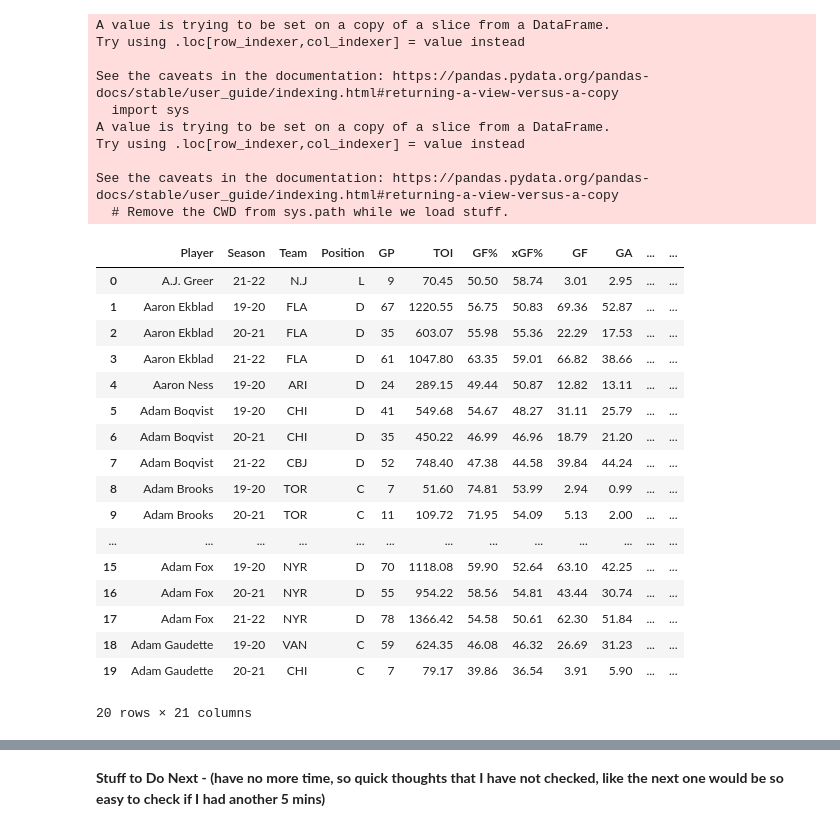
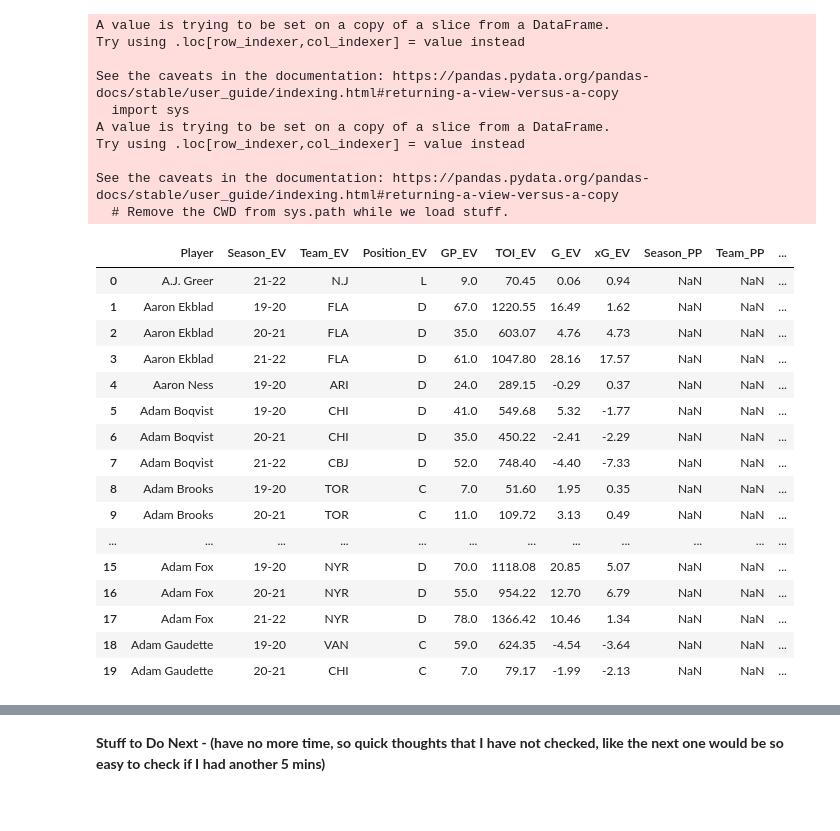
Before and after one commit to danmartin25/Hockey_Model, a Jupyter notebook: Hockey_Model_Mark_I.ipynb, the cells around one changed output, grey strips where cells are left out. Saved outputs shown, nothing was run; the diff lists cells and outputs as text; code cells hidden in the pictures.

```diff
--- a/Hockey_Model_Mark_I.ipynb
+++ b/Hockey_Model_Mark_I.ipynb
@@ -33,6 +33,12 @@ skater_EV_totals = skater_EV_totals_raw.loc[:,['Player','Season','Team','Positio
 skater_EV_totals['G+/-'] = skater_EV_totals['GF'] - skater_EV_totals['GA']
 skater_EV_totals['xG+/-'] = skater_EV_totals['xGF'] - skater_EV_totals['xGA']
 #skater_EV_totals
+# %%
+skater_EV_totals = skater_EV_totals.drop(columns = ['GF%','xGF%','GF','GA','xGF','xGA'])
+#skater_EV_totals
+# %%
+skater_EV_totals = skater_EV_totals.rename(columns = {'Season':'Season_EV','Team':'Team_EV','Position':'Position_EV','GP':'GP_EV','TOI':'TOI_EV','G+/-':'G_EV','xG+/-':'xG_EV'})
+#skater_EV_totals
 # %%
 #Import PP On-Ice Rates Data
 skater_PP_totals_raw = pd.read_csv('https://raw.githubusercontent.com/danmartin25/Hockey_Model/main/PP%20On-Ice%20Totals.csv')
@@ -203,27 +167,26 @@ See the caveats in the documentation: https://pandas.pydata.org/pandas-docs/stab
 # %%
 #Here's where problem is occuring when we combine the tables we're ending up with for example ekblad stats being repeated numerous times
 #combined_player_df = pd.merge(skater_EV_totals, skater_PP_totals, how="left", on=["Player", "Player"])
 #combined_player_df = skater_EV_totals.merge(skater_PP_totals, on = 'Player', how = 'left')
 #combined_player_df.head(20)
 
-combined_player_df = pd.concat([skater_EV_totals,skater_PP_totals], axis='columns')
+combined_player_df = pd.concat([skater_EV_totals,skater_PP_totals], axis='columns', sort=False)
 combined_player_df.head(20)
 # %% [output]
-|  | Player | Season | Team | Position | GP | TOI | GF% | xGF% | GF | GA | ... | ... |
-| 0 | A.J. Greer | 21-22 | N.J | L | 9 | 70.45 | 50.50 | 58.74 | 3.01 | 2.95 | ... | ... |
-| 1 | Aaron Ekblad | 19-20 | FLA | D | 67 | 1220.55 | 56.75 | 50.83 | 69.36 | 52.87 | ... | ... |
-| 2 | Aaron Ekblad | 20-21 | FLA | D | 35 | 603.07 | 55.98 | 55.36 | 22.29 | 17.53 | ... | ... |
-| 3 | Aaron Ekblad | 21-22 | FLA | D | 61 | 1047.80 | 63.35 | 59.01 | 66.82 | 38.66 | ... | ... |
-| 4 | Aaron Ness | 19-20 | ARI | D | 24 | 289.15 | 49.44 | 50.87 | 12.82 | 13.11 | ... | ... |
-| 5 | Adam Boqvist | 19-20 | CHI | D | 41 | 549.68 | 54.67 | 48.27 | 31.11 | 25.79 | ... | ... |
-| 6 | Adam Boqvist | 20-21 | CHI | D | 35 | 450.22 | 46.99 | 46.96 | 18.79 | 21.20 | ... | ... |
-| 7 | Adam Boqvist | 21-22 | CBJ | D | 52 | 748.40 | 47.38 | 44.58 | 39.84 | 44.24 | ... | ... |
-| 8 | Adam Brooks | 19-20 | TOR | C | 7 | 51.60 | 74.81 | 53.99 | 2.94 | 0.99 | ... | ... |
-| 9 | Adam Brooks | 20-21 | TOR | C | 11 | 109.72 | 71.95 | 54.09 | 5.13 | 2.00 | ... | ... |
-| ... | ... | ... | ... | ... | ... | ... | ... | ... | ... | ... | ... | ... |
-| 15 | Adam Fox | 19-20 | NYR | D | 70 | 1118.08 | 59.90 | 52.64 | 63.10 | 42.25 | ... | ... |
-| 16 | Adam Fox | 20-21 | NYR | D | 55 | 954.22 | 58.56 | 54.81 | 43.44 | 30.74 | ... | ... |
-| 17 | Adam Fox | 21-22 | NYR | D | 78 | 1366.42 | 54.58 | 50.61 | 62.30 | 51.84 | ... | ... |
-| 18 | Adam Gaudette | 19-20 | VAN | C | 59 | 624.35 | 46.08 | 46.32 | 26.69 | 31.23 | ... | ... |
-| 19 | Adam Gaudette | 20-21 | CHI | C | 7 | 79.17 | 39.86 | 36.54 | 3.91 | 5.90 | ... | ... |
+|  | Player | Season_EV | Team_EV | Position_EV | GP_EV | TOI_EV | G_EV | xG_EV | Season_PP | Team_PP | ... |
+| 0 | A.J. Greer | 21-22 | N.J | L | 9.0 | 70.45 | 0.06 | 0.94 | NaN | NaN | ... |
+| 1 | Aaron Ekblad | 19-20 | FLA | D | 67.0 | 1220.55 | 16.49 | 1.62 | NaN | NaN | ... |
+| 2 | Aaron Ekblad | 20-21 | FLA | D | 35.0 | 603.07 | 4.76 | 4.73 | NaN | NaN | ... |
+| 3 | Aaron Ekblad | 21-22 | FLA | D | 61.0 | 1047.80 | 28.16 | 17.57 | NaN | NaN | ... |
+| 4 | Aaron Ness | 19-20 | ARI | D | 24.0 | 289.15 | -0.29 | 0.37 | NaN | NaN | ... |
+| 5 | Adam Boqvist | 19-20 | CHI | D | 41.0 | 549.68 | 5.32 | -1.77 | NaN | NaN | ... |
+| 6 | Adam Boqvist | 20-21 | CHI | D | 35.0 | 450.22 | -2.41 | -2.29 | NaN | NaN | ... |
+| 7 | Adam Boqvist | 21-22 | CBJ | D | 52.0 | 748.40 | -4.40 | -7.33 | NaN | NaN | ... |
+| 8 | Adam Brooks | 19-20 | TOR | C | 7.0 | 51.60 | 1.95 | 0.35 | NaN | NaN | ... |
+| 9 | Adam Brooks | 20-21 | TOR | C | 11.0 | 109.72 | 3.13 | 0.49 | NaN | NaN | ... |
+| ... | ... | ... | ... | ... | ... | ... | ... | ... | ... | ... | ... |
+| 15 | Adam Fox | 19-20 | NYR | D | 70.0 | 1118.08 | 20.85 | 5.07 | NaN | NaN | ... |
+| 16 | Adam Fox | 20-21 | NYR | D | 55.0 | 954.22 | 12.70 | 6.79 | NaN | NaN | ... |
+| 17 | Adam Fox | 21-22 | NYR | D | 78.0 | 1366.42 | 10.46 | 1.34 | NaN | NaN | ... |
+| 18 | Adam Gaudette | 19-20 | VAN | C | 59.0 | 624.35 | -4.54 | -3.64 | NaN | NaN | ... |
+| 19 | Adam Gaudette | 20-21 | CHI | C | 7.0 | 79.17 | -1.99 | -2.13 | NaN | NaN | ... |
-20 rows × 21 columns
```
Also changed, not shown: parts of 7 cells of this notebook.
